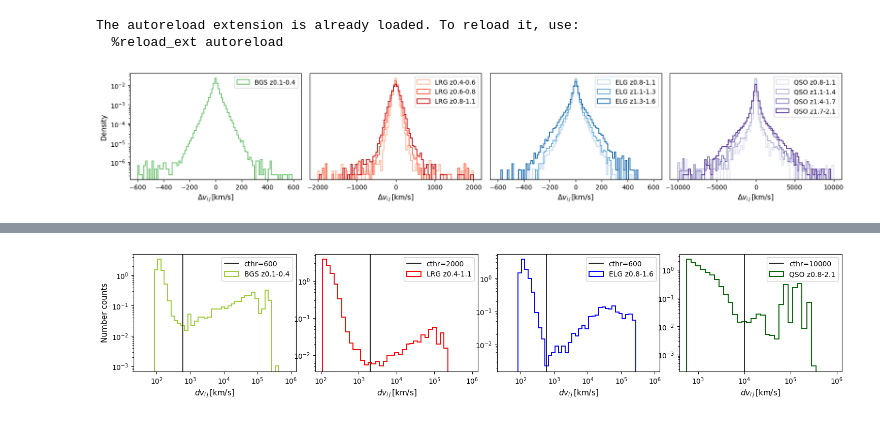
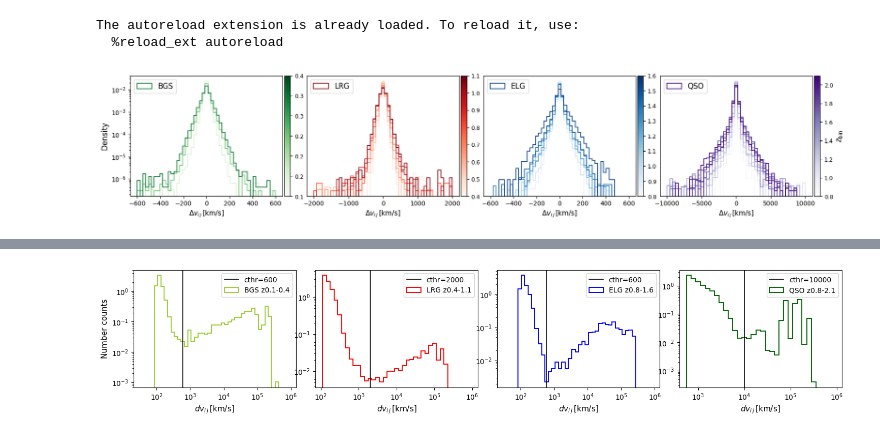
Before and after one commit to ShengyuHE/desi_y3_redshift_errors, a Jupyter notebook: main/repeat_obs/notebooks/repeats_distribution.ipynb, the cells around one changed output, grey strips where cells are left out. Saved outputs shown, nothing was run; the diff lists cells and outputs as text; code cells hidden in the pictures.

Commit message:
update on the repeats tests

```diff
--- a/main/repeat_obs/notebooks/repeats_distribution.ipynb
+++ b/main/repeat_obs/notebooks/repeats_distribution.ipynb
@@ -37,27 +37,43 @@ The autoreload extension is already loaded. To reload it, use:
 # %%
 # plot the dv distribution
 tracers = ['BGS', 'LRG', 'ELG', 'QSO']
-fig = plt.figure(figsize=(20, 3))
-gs = gridspec.GridSpec(1,4,wspace=0.05,hspace=0.1)
+fig = plt.figure(figsize=(20, 3.5))
+gs = gridspec.GridSpec(1, 4, wspace=0.09, hspace=0.1)
 
 for indt, tracer in enumerate(tracers):
-    for indz, (zmin, zmax) in enumerate(REDSHIFT_BIN_ABACUSHF_V2[tracer]):
-        colormap = get_cmap(COLOR_TRACER_GRADIENT[tracer])(np.linspace(0, 1, len(REDSHIFT_BIN_ABACUSHF_V2[tracer])+2))[1:]
-        ax = plt.subplot(gs[indt])
-        dv, qu = get_repeats_dv(tracer[:3], zmin, zmax, kind='Z1/Z2')
-        cthr = qu['cthr']
-        ax.hist(dv, histtype='step', bins= set_edges('linear', cthr, 100), density=True,
-                label = f'{tracer[:3]} z{zmin}-{zmax}', lw = 1.4, color= colormap[indz])
-        # plot axes settings
-        # ax.legend(loc='upper center', bbox_to_anchor=(0.25, 1.175), fontsize=10, ncol=2)
-        ax.legend(fontsize=10)
-        ax.set_xlabel(r'$\Delta v_{i\,j} \, \rm{[km/s]}$', fontsize=11)
-        ax.set_yscale('log')
-        if indt == 0:
-            ax.set_ylabel(r'Density', fontsize = 11)
-        ax.set_xlim(-cthr*1.1, +cthr*1.1)
-        if indt > 0:
-            ax.tick_params(axis='y', which='both', left=False, labelleft=False)
+    cthr = get_cthr(tracer)
+    (zmin, zmax) = REDSHIFT_BIN_GLOBAL[tracer]
+    z_edges = np.arange(zmin, zmax + 1e-6, 0.1)
+    zbins = list(zip(z_edges[:-1], z_edges[1:]))
+    z_mids = 0.5 * (z_edges[:-1] + z_edges[1:])
+
+    # plot
+    ax = plt.subplot(gs[0, indt])
+    cmap = get_cmap(COLOR_TRACER_GRADIENT[tracer])
+    norm = plt.Normalize(vmin=z_edges[0], vmax=z_edges[-1])
+    for (z1, z2), zmid in zip(zbins, z_mids):
+        dv, qu = get_repeats_dv(tracer[:3], z1, z2, kind='Z1')
+        dv = dv[np.abs(dv) <= cthr]
+        ax.hist(dv, histtype='step', bins= set_edges('linear', cthr, 50), density=True,
+                label = f'{tracer[:3]}' if np.isclose(z2, zmax) else None, lw = 1.2, color= cmap(norm(zmid)))
+    # plot axes settings
+    ax.set_xlabel(r'$\Delta v_{i\,j} \, \rm{[km/s]}$', fontsize=11)
+    ax.set_yscale('log')
+    if indt == 0:
+        ax.set_ylabel(r'Density', fontsize = 12)
+    if indt > 0:
+        ax.tick_params(axis='y', which='both', left=False, labelleft=False)
+    sm = plt.cm.ScalarMappable(cmap=cmap, norm=norm)
+    sm.set_array([])
+    cbar = fig.colorbar(sm, ax=ax, pad=0.01, fraction=0.05)
+    cbar.ax.tick_params(labelsize=9)
+    cbar.ax.yaxis.set_major_formatter(ticker.FormatStrFormatter('%.1f'))
+    if tracer == 'QSO':
+        cbar.set_label(r'$z_{\mathrm{bin}}$', fontsize=12)
+    ax.set_xlim(-cthr*1.1, +cthr*1.1)
+    ax.legend(fontsize=12, loc=2)
+if save_fig == True:
+    plt.savefig(OVERLEAF_DIR+f'/hist_repeats_linear_zbin', dpi=400, bbox_inches='tight')
 # %% [output]
-[figure, old version]
+[figure, new version]
 # %%
```
Also changed, not shown: parts of 2 cells of this notebook, 15 other files.
